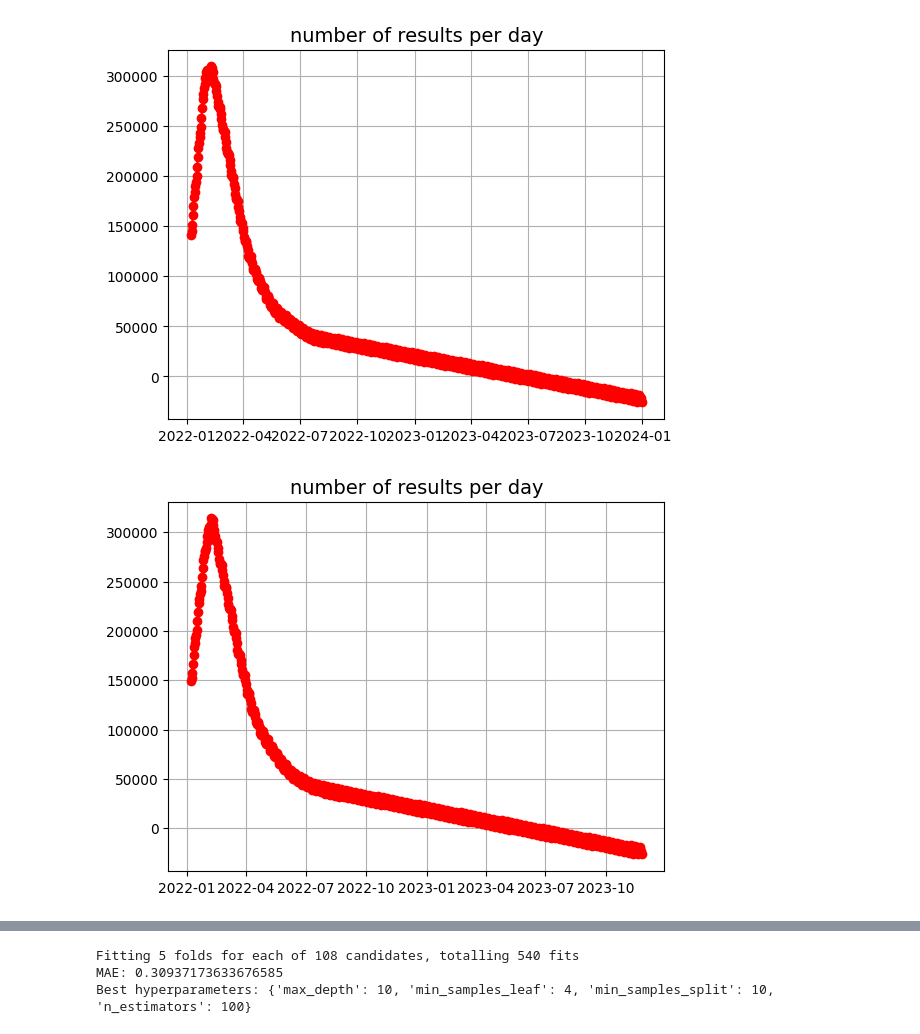
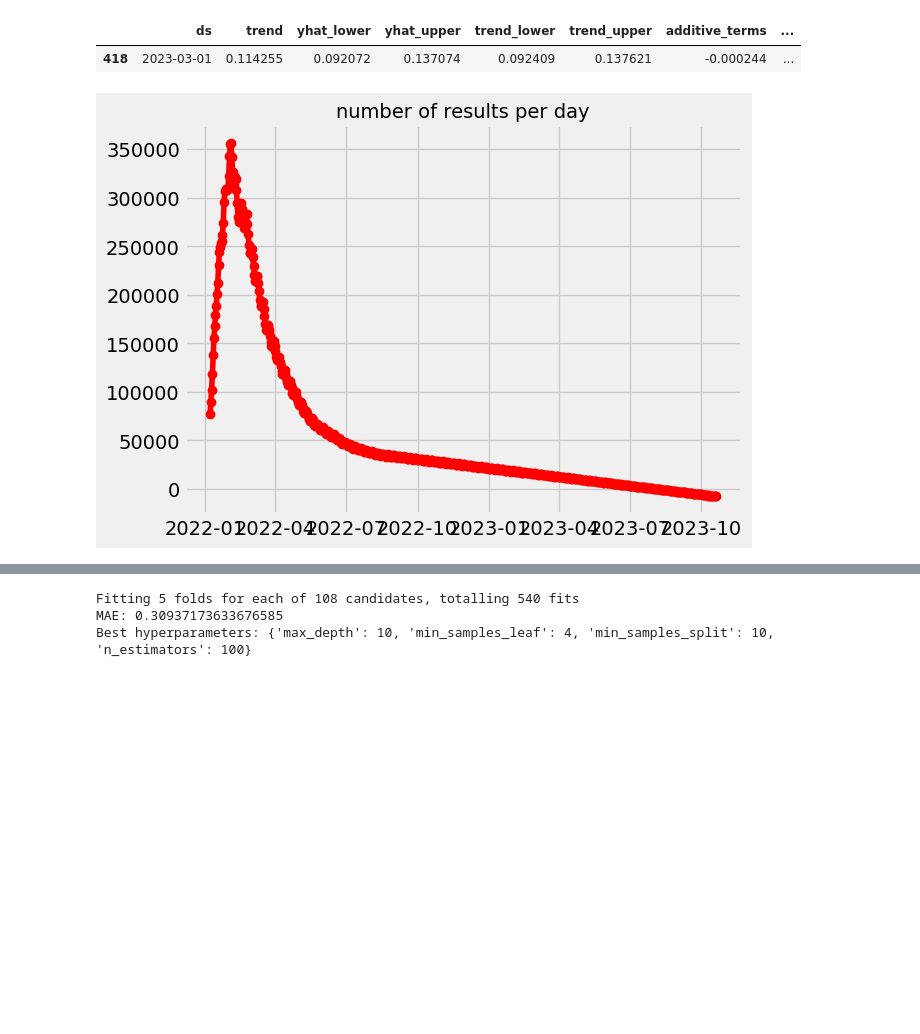
Before and after one commit to carlostbello/COMAP2023, a Jupyter notebook: src/test.ipynb, the cells around one changed output, grey strips where cells are left out. Drawn from its saved outputs; the diff is of its cells as text; code cells hidden in the pictures; blank space fills up the shorter version.

```diff
--- a/src/test.ipynb
+++ b/src/test.ipynb
@@ -1,12 +1,18 @@
 # %%
 import pandas as pd
 import matplotlib.pyplot as plt
-from sklearn.model_selection import train_test_split, GridSearchCV
+from sklearn.model_selection import train_test_split, GridSearchCV, ParameterGrid
 from sklearn.linear_model import LinearRegression
 from sklearn.metrics import mean_squared_error, mean_absolute_error, mean_absolute_percentage_error
 from sklearn import preprocessing
 import numpy as np
 from sklearn.ensemble import RandomForestRegressor
+from matplotlib import cycler
+plt.style.use('fivethirtyeight')
+
+colors = ['#16b713', '#1A8FE3', '#38369A',
+          '#9810B3', '#D11149', '#FF6201', '#f3ba07']
+plt.rc('axes', prop_cycle=cycler('color', colors))
 # %%
 df = pd.read_csv('../data/cleaned.csv')
 # %%
@@ -144,0 +283,24 @@ MAPE: 0.12185534619183604
+# %%
+m = Prophet(seasonality_mode='additive',
+            changepoint_prior_scale=0.1)
+
+m.fit(train_data)
+
+future = m.make_future_dataframe(periods=150)
+
+forecast = m.predict(future)
+
+# Plot the forecast
+fig, ax = plt.subplots(figsize=(10, 6))
+model.plot(forecast, ax=ax)
+
+# Add shaded regions for the uncertainty intervals
+ax.fill_between(forecast['ds'], forecast['yhat_lower'],
+                forecast['yhat_upper'], alpha=0.1)
+ax.set_ylim([0, .12])
+# Set plot title and axis labels
+
+plt.title('Forecasted Percent Reported Hard Mode Users Per Day', fontsize=14)
+plt.xlabel('Date')
+plt.ylabel('Percent Reported Hard Mode Users')
+plt.show()
@@ -145,21 +311,14 @@ MAPE: 0.12185534619183604
+# %%
+forecast[forecast["ds"] == '2023-03-01']
+# %% [output]
+|  | ds | trend | yhat_lower | yhat_upper | trend_lower | trend_upper | additive_terms | ... |
+| 418 | 2023-03-01 | 0.114255 | 0.092072 | 0.137074 | 0.092409 | 0.137621 | -0.000244 | ... |
 # %%
 plt.plot(forecast['ds'], forecast['yhat'], color='red', marker='o')
 plt.title('number of results per day', fontsize=14)
 plt.grid(True)
 plt.show()
 
 forecast[forecast.ds == "2023-03-01"]
-
-future = model.make_future_dataframe(periods=365)
-
-forecast = model.predict(future)
-forecast.tail()
-plt.plot(forecast['ds'], forecast['yhat'], color='red', marker='o')
-plt.title('number of results per day', fontsize=14)
-plt.grid(True)
-plt.show()
-
-forecast[forecast.ds == "2023-03-01"]
 # %% [output]
-[figure, old version]
+[figure, new version]
-[figure, removed]
```
Also changed, not shown: parts of 26 cells of this notebook, 7 other files.
